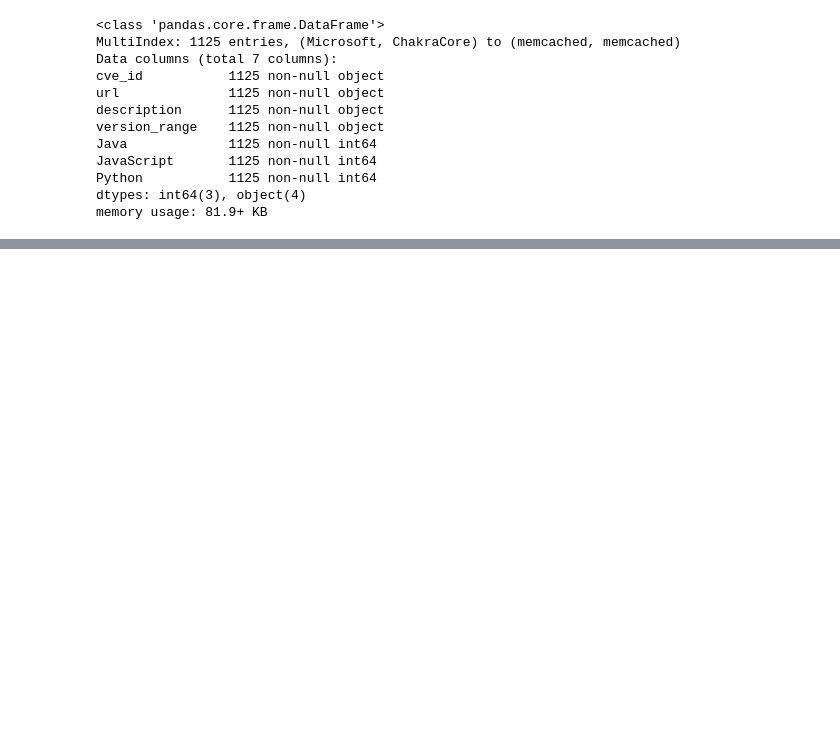
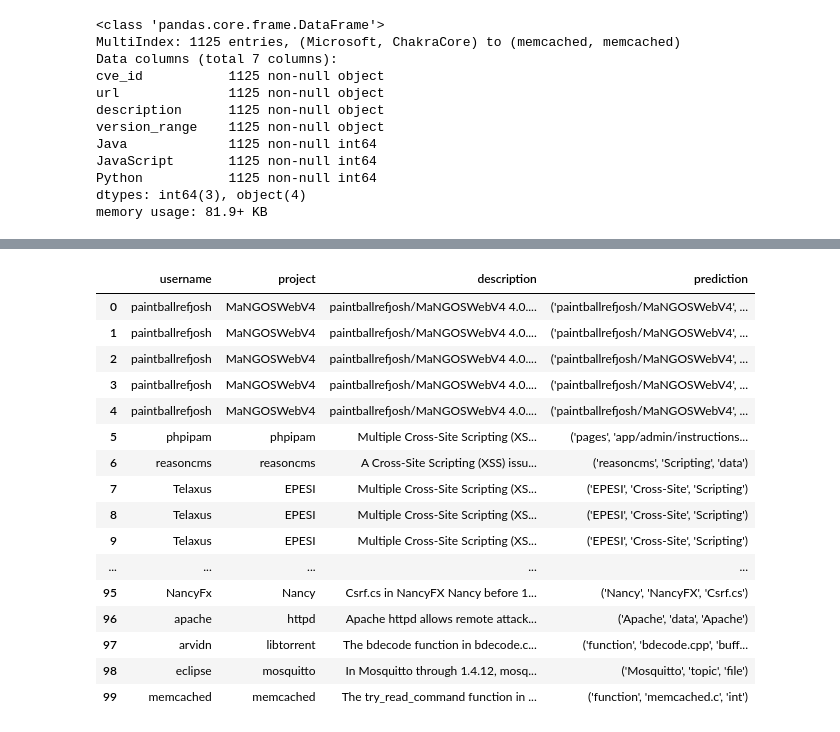
Before and after one commit to CermakM/nvdlib-msrb-, a Jupyter notebook: cve-desrciption-cracker.ipynb, the cells around one changed output, grey strips where cells are left out. Cells and saved outputs as stored; diff of their text form; code cells hidden in the pictures; blank space fills up the shorter version.

```diff
--- a/cve-desrciption-cracker.ipynb
+++ b/cve-desrciption-cracker.ipynb
@@ -776,15 +731,14 @@ def eval_accuracy_spec(classifier, extractor, sentences: list, labels: list, cve
         prob_dist = [classifier.prob_classify(extractor(tagged, j, cve_ids[i])) for j in range(len(tagged))]
         # get probs and remove stopwords
         probs = [(word, tag, prob.prob(True)) for (word, tag), prob in zip(tagged, prob_dist) if word not in stopwords and tag == 'NOUN']
-        print(probs)
         probs = sorted(probs, key=lambda x: x[2], reverse=True)
 
         most_prob = set([prob[0].lower() for prob in probs[:n]])
         accurates[i] = labels[i] in most_prob
 
-        if not accurates[i]:
-            print('Sentence: ', sent)
-            print('Expected: `%s`' % labels[i], 'got: `%s`' % most_prob)
+#         if not accurates[i]:
+#             print('Sentence: ', sent)
+#             print('Expected: `%s`' % labels[i], 'got: `%s`' % most_prob)
 
     bag = Counter(accurates)
     return bag[True] / len(labels)
@@ -914,5 +862,5 @@ pred_proj_names = [tuple(zip(*p))[0] for p in predictions]
 pred_df = pd.Series(pred_proj_names, name='prediction')
 # %%
 df['prediction'] = pred_proj_names
-df[(df.Java == 0) | (df.JavaScript == 0)][['description', 'prediction']].reset_index().style
+df[(df.Java == 0) | (df.JavaScript == 0)][['description', 'prediction']].tail(100).reset_index().style
 # %% [output]
@@ -919,0 +867,17 @@ df[(df.Java == 0) | (df.JavaScript == 0)][['description', 'prediction']].reset_i
+|  | username | project | description | prediction |
+| 0 | paintballrefjosh | MaNGOSWebV4 | paintballrefjosh/MaNGOSWebV4 4.0.... | ('paintballrefjosh/MaNGOSWebV4', ... |
+| 1 | paintballrefjosh | MaNGOSWebV4 | paintballrefjosh/MaNGOSWebV4 4.0.... | ('paintballrefjosh/MaNGOSWebV4', ... |
+| 2 | paintballrefjosh | MaNGOSWebV4 | paintballrefjosh/MaNGOSWebV4 4.0.... | ('paintballrefjosh/MaNGOSWebV4', ... |
+| 3 | paintballrefjosh | MaNGOSWebV4 | paintballrefjosh/MaNGOSWebV4 4.0.... | ('paintballrefjosh/MaNGOSWebV4', ... |
+| 4 | paintballrefjosh | MaNGOSWebV4 | paintballrefjosh/MaNGOSWebV4 4.0.... | ('paintballrefjosh/MaNGOSWebV4', ... |
+| 5 | phpipam | phpipam | Multiple Cross-Site Scripting (XS... | ('pages', 'app/admin/instructions... |
+| 6 | reasoncms | reasoncms | A Cross-Site Scripting (XSS) issu... | ('reasoncms', 'Scripting', 'data') |
+| 7 | Telaxus | EPESI | Multiple Cross-Site Scripting (XS... | ('EPESI', 'Cross-Site', 'Scripting') |
+| 8 | Telaxus | EPESI | Multiple Cross-Site Scripting (XS... | ('EPESI', 'Cross-Site', 'Scripting') |
+| 9 | Telaxus | EPESI | Multiple Cross-Site Scripting (XS... | ('EPESI', 'Cross-Site', 'Scripting') |
+| ... | ... | ... | ... | ... |
+| 95 | NancyFx | Nancy | Csrf.cs in NancyFX Nancy before 1... | ('Nancy', 'NancyFX', 'Csrf.cs') |
+| 96 | apache | httpd | Apache httpd allows remote attack... | ('Apache', 'data', 'Apache') |
+| 97 | arvidn | libtorrent | The bdecode function in bdecode.c... | ('function', 'bdecode.cpp', 'buff... |
+| 98 | eclipse | mosquitto | In Mosquitto through 1.4.12, mosq... | ('Mosquitto', 'topic', 'file') |
+| 99 | memcached | memcached | The try_read_command function in ... | ('function', 'memcached.c', 'int') |
```
Also changed, not shown: parts of 5 cells of this notebook.
